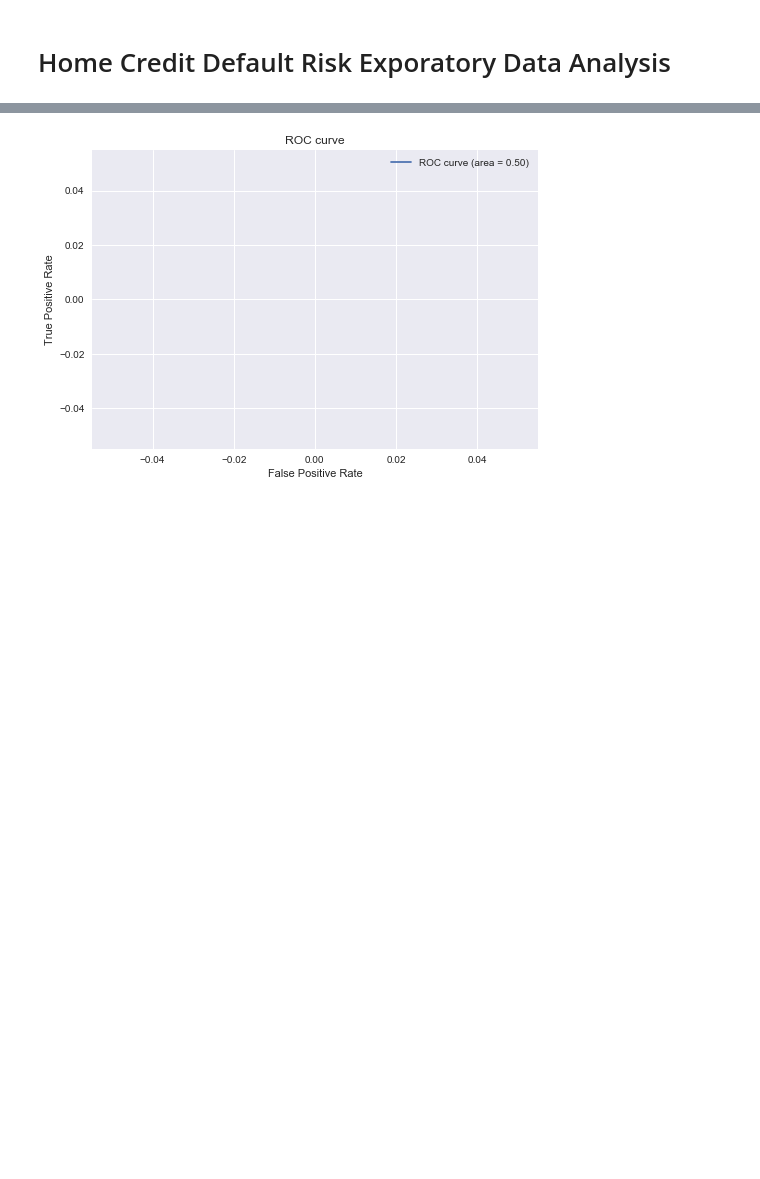
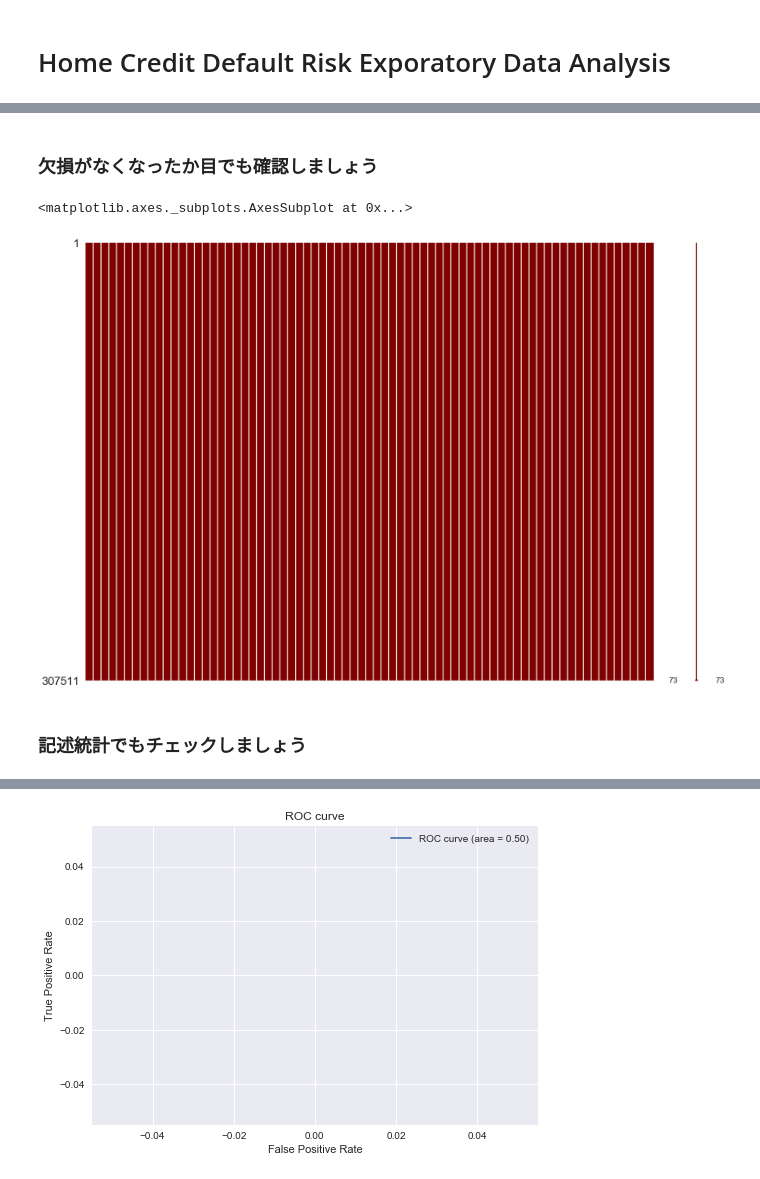
Before and after one commit to drkii/ML_From_Scratch, a Jupyter notebook: week3-EDA/EDA-6-kaggle-competition-eda.ipynb, the cells around one changed output, grey strips where cells are left out. Saved outputs shown, nothing was run; the diff lists cells and outputs as text; code cells hidden in the pictures; blank space fills up the shorter version.

```diff
--- a/week3-EDA/EDA-6-kaggle-competition-eda.ipynb
+++ b/week3-EDA/EDA-6-kaggle-competition-eda.ipynb
@@ -402,0 +240,11 @@ array([  0.00000000e+00,   1.62595016e-05,   1.00000000e+00])
+# %%
+train_wo_nan = pd.read_csv("./train_wo_nan.csv")
+# %% [markdown]
+### 欠損がなくなったか目でも確認しましょう
+# %%
+msno.matrix(df=train_wo_nan, figsize=(20,14), color=(0.5,0,0))
+# %% [output]
+<matplotlib.axes._subplots.AxesSubplot at 0x...>
+[figure, added]
+# %% [markdown]
+### 記述統計でもチェックしましょう
```
Also changed, not shown: parts of 161 cells of this notebook.
